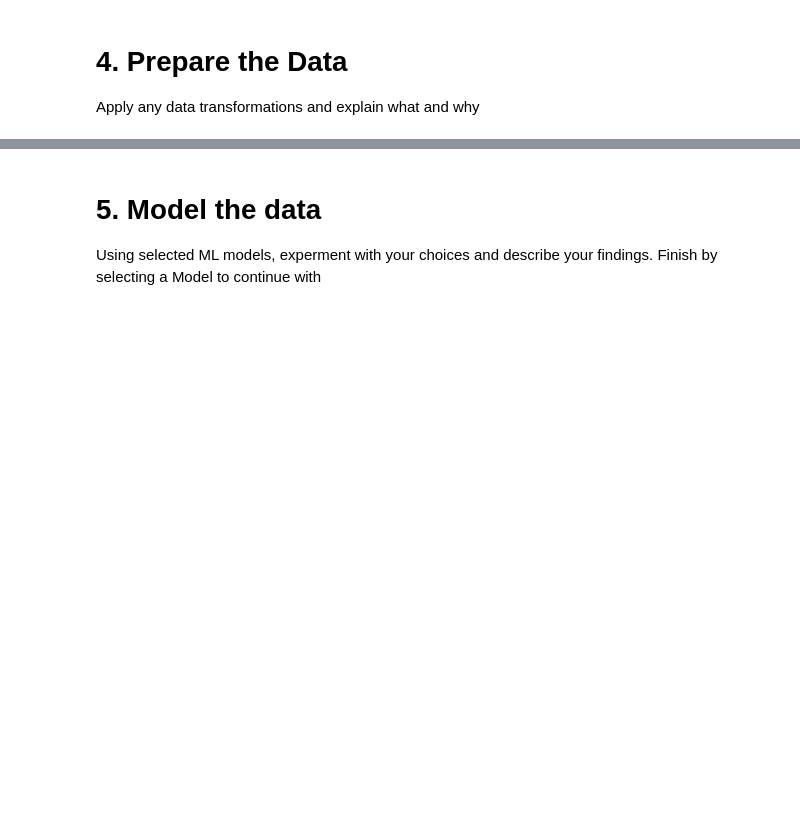
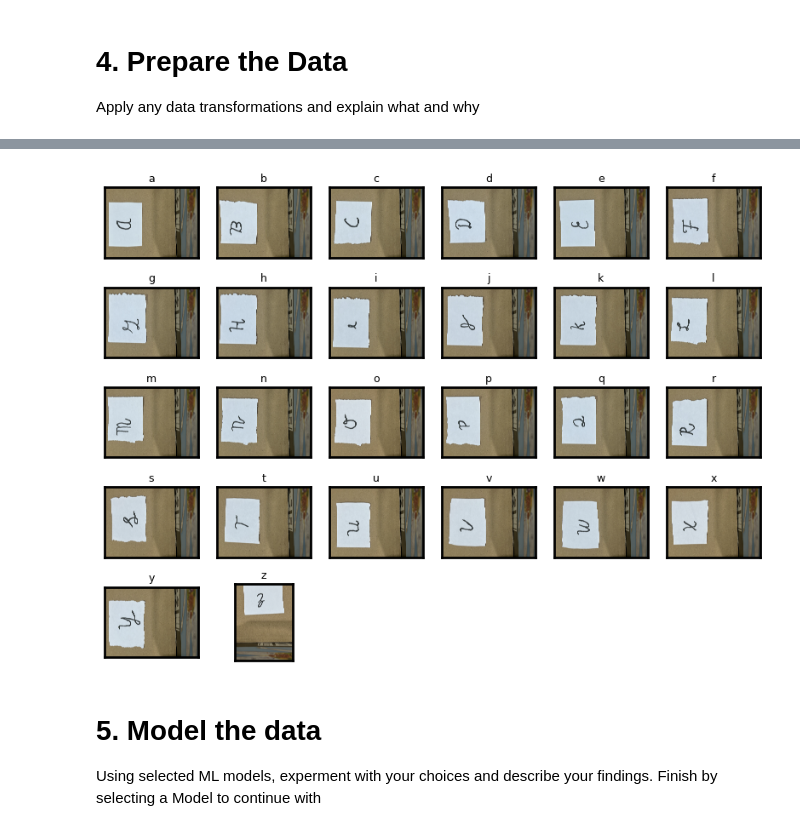
Before and after one commit to mandiiiwu/ml-classwork, a Jupyter notebook: Project_5/Project_5.ipynb, the cells around one changed output, grey strips where cells are left out. Saved outputs shown, nothing was run; the diff lists cells and outputs as text; code cells hidden in the pictures; blank space fills up the shorter version.

```diff
--- a/Project_5/Project_5.ipynb
+++ b/Project_5/Project_5.ipynb
@@ -229,3 +322,7 @@ Apply any data transformations and explain what and why
+# %%
+show_images(3)
+# %% [output]
+[figure, added]
 # %% [markdown]
 # 5. Model the data
 Using selected ML models, experment with your choices and describe your findings. Finish by selecting a Model to continue with
```
Also changed, not shown: parts of 6 cells of this notebook.
